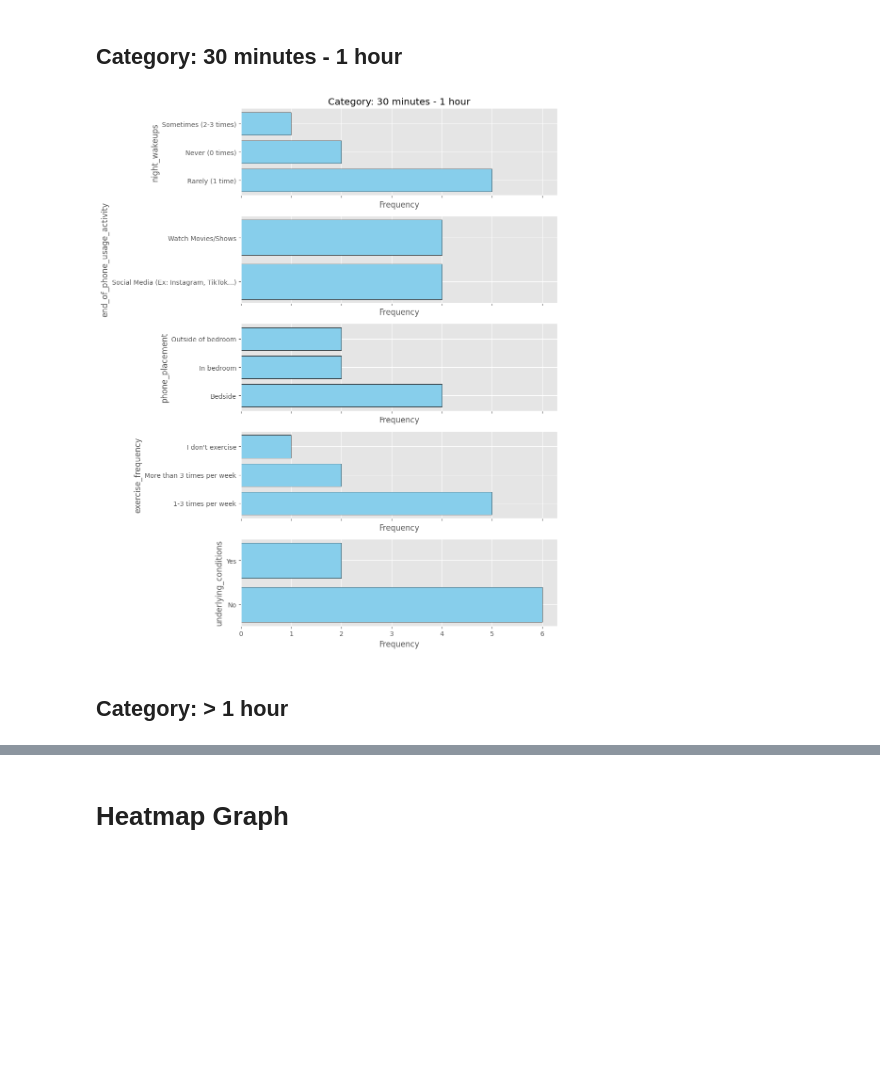
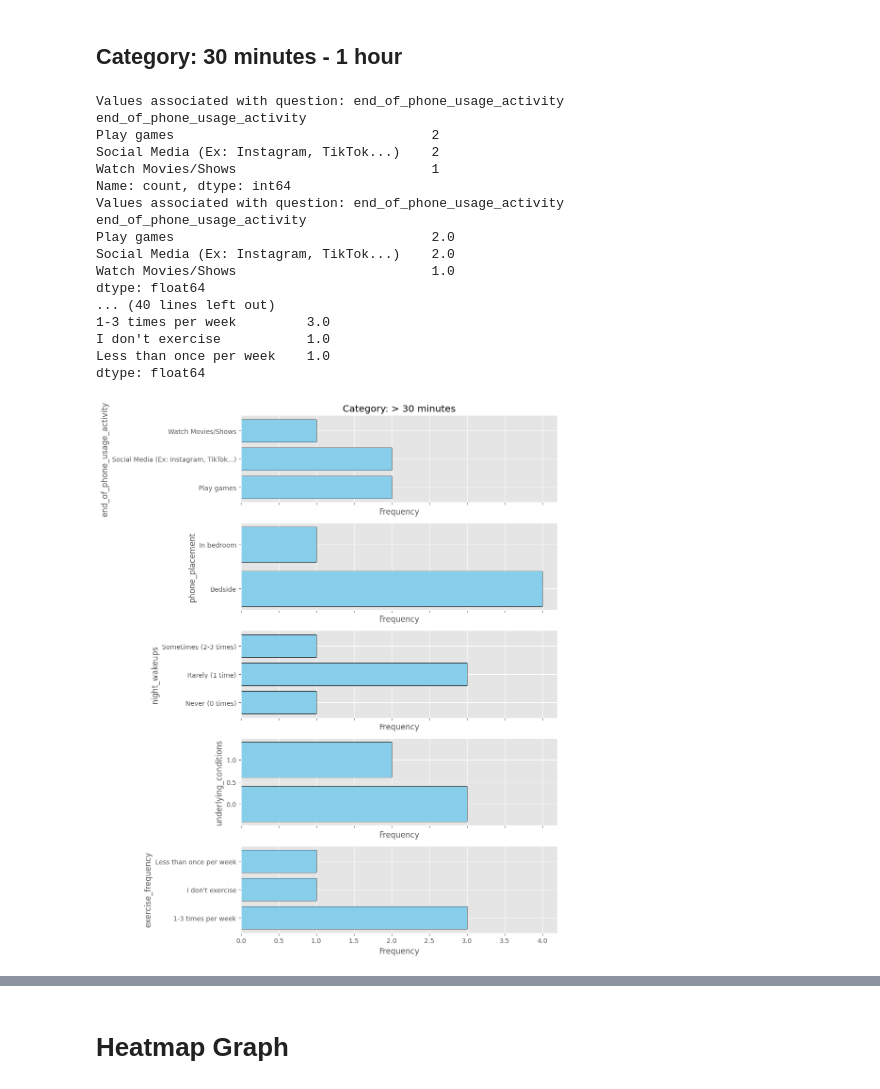
Before and after one commit to NathanGrenier/ENGR-371, a Jupyter notebook: analysis.ipynb, the cells around one changed output, grey strips where cells are left out. Saved outputs shown, nothing was run; the diff lists cells and outputs as text; code cells hidden in the pictures; blank space fills up the shorter version.

```diff
--- a/analysis.ipynb
+++ b/analysis.ipynb
@@ -153,8 +152,6 @@ Standard Deviation: 1.24h
 # %% [markdown]
 ## Category: < 30 minutes
 # %%
-import pandas as pd
-import seaborn as sns
 import matplotlib.pyplot as plt
 
 category = "< 30 minutes"
@@ -176,8 +173,16 @@ axes[0].set_title(f"Category: {category}")
 for i, question in enumerate(data):
     filtered_df = df[df["end_of_phone_usage"] == category]
 
+    # Limiting options for "end_of_phone_usage_activity"
+    if question == "end_of_phone_usage_activity":
+        filtered_df = filtered_df[filtered_df[question].isin(["Social Media (Ex: Instagram, TikTok...)", "Watch Movies/Shows", "Play games"])]
+
     # Count occurrences of each option in the current column
     counts = filtered_df[question].value_counts()
+
+    # Print associated values to the question
+    print(f"Values associated with question: {question}")
+    print(counts)
 
     axes[i].barh(counts.index, counts.values, color="skyblue", edgecolor='black')
     axes[i].set_xlabel("Frequency")
@@ -192,41 +214,63 @@ plt.show()
 # %%
 import pandas as pd
 import seaborn as sns
 import matplotlib.pyplot as plt
 
-category = "30 minutes - 1 hour"
+# Assuming df is your DataFrame containing the survey data
+
+categories = ["30 minutes - 1 hour", "> 1 hour"]
 
 # Define the DataFrame directly
-data = {
-    "end_of_phone_usage_activity",
-    "phone_placement",
-    "night_wakeups",
-    "underlying_conditions",
-    "exercise_frequency"
-}
+data = ["end_of_phone_usage_activity", "phone_placement", "night_wakeups", "underlying_conditions", "exercise_frequency"]
 
 # Plot the vertical bar graphs for each question
 fig, axes = plt.subplots(len(data), figsize=(10, 12), sharex=True)
 
-axes[0].set_title(f"Category: {category}")
+axes[0].set_title("Category: > 30 minutes")
 
 for i, question in enumerate(data):
-    filtered_df = df[df["end_of_phone_usage"] == category].copy()  # Make a copy to avoid modifying the original DataFrame
+    merged_counts = pd.Series(dtype=int)
+    for category in categories:
+        filtered_df = df[df["end_of_phone_usage"] == category].copy()  # Make a copy to avoid modifying the original DataFrame
 
-    # For exercise_frequency, replace 1 with "Yes" and 0 with "No"
-    if question == "underlying_conditions":
-        filtered_df.loc[:, question] = filtered_df[question].replace({1: "Yes", 0: "No"})
+        # For exercise_frequency, replace 1 with "Yes" and 0 with "No"
+        if question == "underlying_conditions":
+            filtered_df.loc[:, question] = filtered_df[question].replace({1: "Yes", 0: "No"})
 
     # Count occurrences of each option in the current column
     counts = filtered_df[question].value_counts()
+    merged_counts = merged_counts.add(counts, fill_value=0)
 
-    axes[i].barh(counts.index, counts.values, color="skyblue", edgecolor='black')
+    # Print associated values to the question
+    print(f"Values associated with question: {question}")
+    print(counts)
+
+    # Print associated values to the question
+    print(f"Values associated with question: {question}")
+    print(merged_counts)
+
+    axes[i].barh(merged_counts.index, merged_counts.values, color="skyblue", edgecolor='black')
     axes[i].set_xlabel("Frequency")
     axes[i].set_ylabel(question)
 
 plt.tight_layout()
 plt.show()
 # %% [output]
+Values associated with question: end_of_phone_usage_activity
+end_of_phone_usage_activity
+Play games                                 2
+Social Media (Ex: Instagram, TikTok...)    2
+Watch Movies/Shows                         1
+Name: count, dtype: int64
+Values associated with question: end_of_phone_usage_activity
+end_of_phone_usage_activity
+Play games                                 2.0
+Social Media (Ex: Instagram, TikTok...)    2.0
+Watch Movies/Shows                         1.0
+dtype: float64
+... (40 lines left out)
+1-3 times per week         3.0
+I don't exercise           1.0
+Less than once per week    1.0
+dtype: float64
-[figure, old version]
+[figure, new version]
-# %% [markdown]
-## Category: > 1 hour
```
Also changed, not shown: parts of 6 cells of this notebook.
